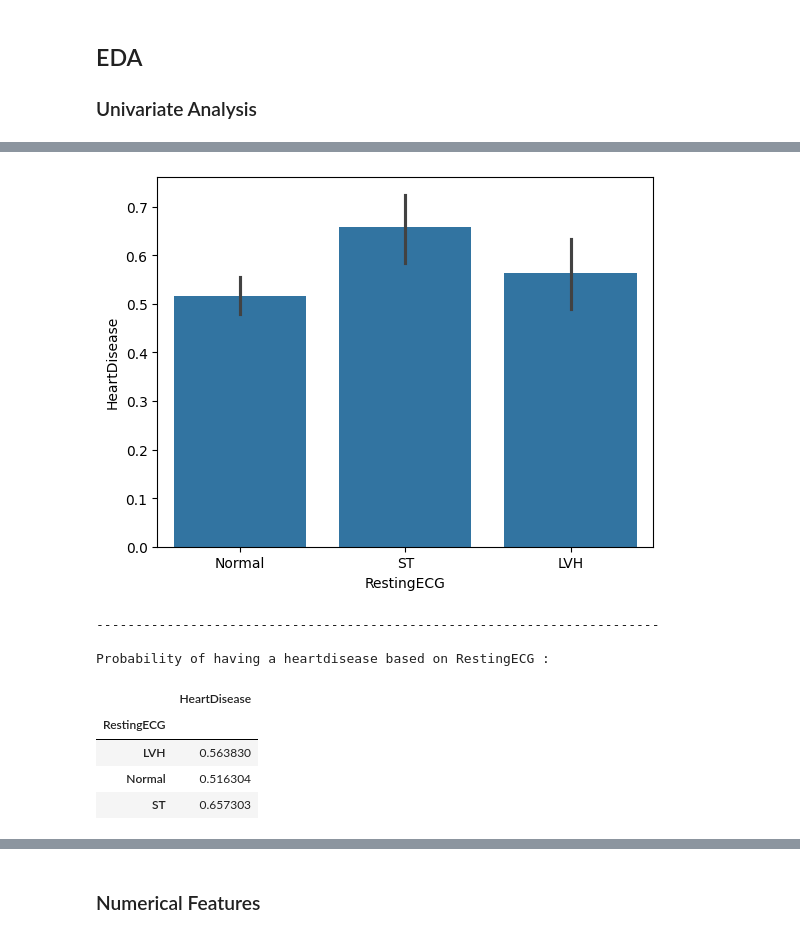
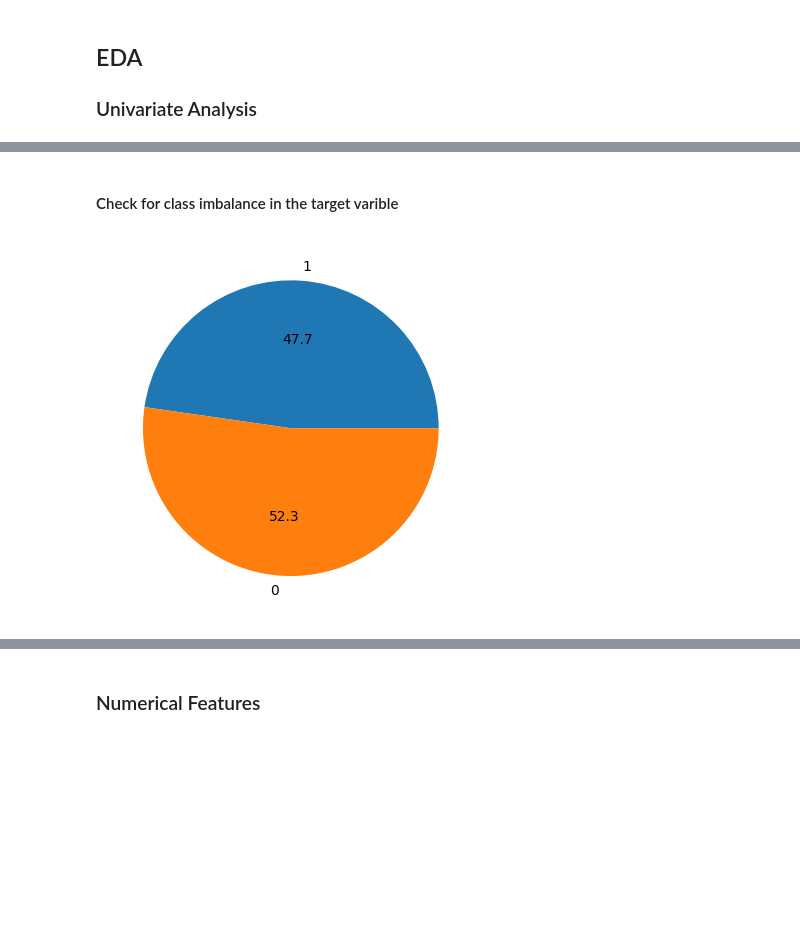
Before and after one commit to Karthik-005/Heart-Failure-Prediction, a Jupyter notebook: notebooks/01_exploratory_data_analysis.ipynb, the cells around one changed output, grey strips where cells are left out. Cells and saved outputs as stored; diff of their text form; code cells hidden in the pictures; blank space fills up the shorter version.

```diff
--- a/notebooks/01_exploratory_data_analysis.ipynb
+++ b/notebooks/01_exploratory_data_analysis.ipynb
@@ -54,7 +56,3 @@ df.describe()
 | 50% | 54.000000 | 130.000000 | 223.000000 | 0.000000 | 138.000000 | 0.600000 | 1.000000 |
 | 75% | 60.000000 | 140.000000 | 267.000000 | 0.000000 | 156.000000 | 1.500000 | 1.000000 |
 | max | 77.000000 | 200.000000 | 603.000000 | 1.000000 | 202.000000 | 6.200000 | 1.000000 |
-# %%
-# There are 0 values in the columns of Cholestral and RestingBP, which is physiologically not possible. These are actually missing values
-df['RestingBP'] = df['RestingBP'].replace({0:np.nan})
-df['Cholesterol'] = df['Cholesterol'].replace({0:np.nan})
@@ -152,0 +106,3 @@ train['RestingBP'] = train['RestingBP'].replace({np.nan:train['RestingBP'].mean(
+# %%
+# Replace the missing value in RestingBP with mean value.
+df['RestingBP'] = df['RestingBP'].replace({0:df['RestingBP'].mean()})
@@ -152,0 +198,6 @@ train['RestingBP'] = train['RestingBP'].replace({np.nan:train['RestingBP'].mean(
+# %%
+# Let's drop the missing value rows and create a temporary dataframe for EDA.
+eda_df = df.copy()
+eda_df['Cholesterol'] = eda_df['Cholesterol'].replace({0:np.nan})
+eda_df.dropna(inplace=True)
+eda_df['RestingBP'] = eda_df['RestingBP'].replace({0:eda_df['RestingBP'].mean()})
@@ -211,18 +229,9 @@ Probability of having a heartdisease FastingBS > 120 :
-# %%
-# RestingECG
-sns.barplot(x=df['RestingECG'], y=df['HeartDisease'])
-plt.show()
-
-print('-'*72)
-print(f'\nProbability of having a heartdisease based on RestingECG : ')
-df.groupby('RestingECG').agg({'HeartDisease':'mean'})
-# %% [output]
-[figure, removed]
-------------------------------------------------------------------------
-
-Probability of having a heartdisease based on RestingECG :
-|  | HeartDisease |
-| RestingECG |  |
-| LVH | 0.563830 |
-| Normal | 0.516304 |
-| ST | 0.657303 |
+# %% [markdown]
+#### Check for class imbalance in the target varible
+# %%
+data = [eda_df['HeartDisease'].sum(), 746-eda_df['HeartDisease'].sum()]
+labels = ['1', '0']
+plt.pie(data, labels=labels, autopct='%.1f')
+plt.show()
+# %% [output]
+[figure, added]
```
Also changed, not shown: parts of 53 cells of this notebook, 3 other files.
